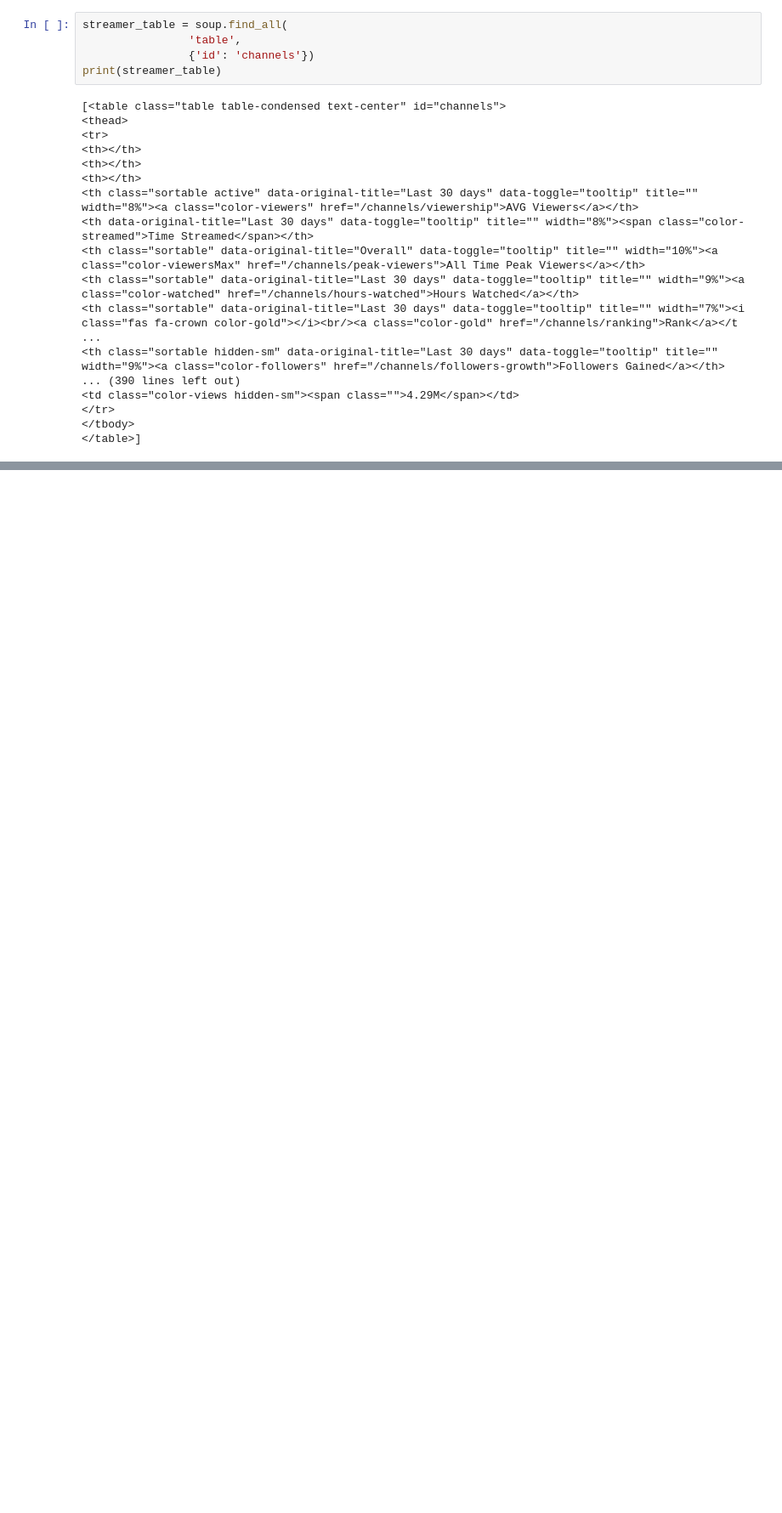
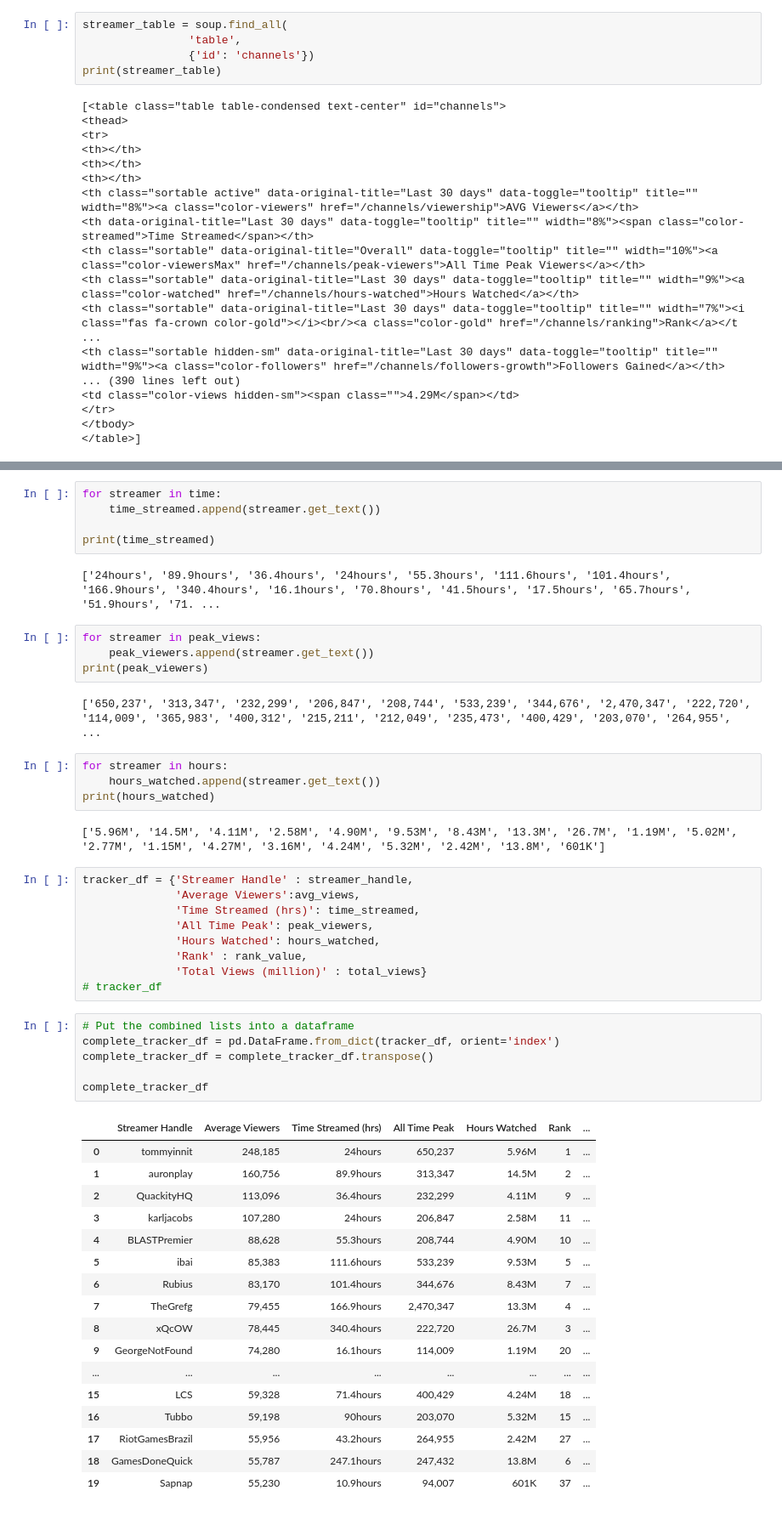
Before and after one commit to AshleeZ/Great-Gaming-Googlers---Twitch-Project-2, a Jupyter notebook: scraping_twitch tracker/Twitch Tracker Scraper.ipynb, the cells around one changed output, grey strips where cells are left out. Shown: that part at 85% size. Cells and saved outputs as stored; diff of their text form; blank space fills up the shorter version.

```diff
--- a/scraping_twitch tracker/Twitch Tracker Scraper.ipynb
+++ b/scraping_twitch tracker/Twitch Tracker Scraper.ipynb
@@ -160,0 +93,52 @@ for stream in stream_div:
+# %%
+for streamer in time:
+    time_streamed.append(streamer.get_text())
+
+print(time_streamed)
+# %% [output]
+['24hours', '89.9hours', '36.4hours', '24hours', '55.3hours', '111.6hours', '101.4hours', '166.9hours', '340.4hours', '16.1hours', '70.8hours', '41.5hours', '17.5hours', '65.7hours', '51.9hours', '71. ...
+# %%
+for streamer in peak_views:
+    peak_viewers.append(streamer.get_text())
+print(peak_viewers)
+# %% [output]
+['650,237', '313,347', '232,299', '206,847', '208,744', '533,239', '344,676', '2,470,347', '222,720', '114,009', '365,983', '400,312', '215,211', '212,049', '235,473', '400,429', '203,070', '264,955', ...
+# %%
+for streamer in hours:
+    hours_watched.append(streamer.get_text())
+print(hours_watched)
+# %% [output]
+['5.96M', '14.5M', '4.11M', '2.58M', '4.90M', '9.53M', '8.43M', '13.3M', '26.7M', '1.19M', '5.02M', '2.77M', '1.15M', '4.27M', '3.16M', '4.24M', '5.32M', '2.42M', '13.8M', '601K']
+# %%
+tracker_df = {'Streamer Handle' : streamer_handle,
+              'Average Viewers':avg_views,
+              'Time Streamed (hrs)': time_streamed,
+              'All Time Peak': peak_viewers,
+              'Hours Watched': hours_watched,
+              'Rank' : rank_value,
+              'Total Views (million)' : total_views}
+# tracker_df
+# %%
+# Put the combined lists into a dataframe
+complete_tracker_df = pd.DataFrame.from_dict(tracker_df, orient='index')
+complete_tracker_df = complete_tracker_df.transpose()
+
+complete_tracker_df
+# %% [output]
+|  | Streamer Handle | Average Viewers | Time Streamed (hrs) | All Time Peak | Hours Watched | Rank | ... |
+| 0 | tommyinnit | 248,185 | 24hours | 650,237 | 5.96M | 1 | ... |
+| 1 | auronplay | 160,756 | 89.9hours | 313,347 | 14.5M | 2 | ... |
+| 2 | QuackityHQ | 113,096 | 36.4hours | 232,299 | 4.11M | 9 | ... |
+| 3 | karljacobs | 107,280 | 24hours | 206,847 | 2.58M | 11 | ... |
+| 4 | BLASTPremier | 88,628 | 55.3hours | 208,744 | 4.90M | 10 | ... |
+| 5 | ibai | 85,383 | 111.6hours | 533,239 | 9.53M | 5 | ... |
+| 6 | Rubius | 83,170 | 101.4hours | 344,676 | 8.43M | 7 | ... |
+| 7 | TheGrefg | 79,455 | 166.9hours | 2,470,347 | 13.3M | 4 | ... |
+| 8 | xQcOW | 78,445 | 340.4hours | 222,720 | 26.7M | 3 | ... |
+| 9 | GeorgeNotFound | 74,280 | 16.1hours | 114,009 | 1.19M | 20 | ... |
+| ... | ... | ... | ... | ... | ... | ... | ... |
+| 15 | LCS | 59,328 | 71.4hours | 400,429 | 4.24M | 18 | ... |
+| 16 | Tubbo | 59,198 | 90hours | 203,070 | 5.32M | 15 | ... |
+| 17 | RiotGamesBrazil | 55,956 | 43.2hours | 264,955 | 2.42M | 27 | ... |
+| 18 | GamesDoneQuick | 55,787 | 247.1hours | 247,432 | 13.8M | 6 | ... |
+| 19 | Sapnap | 55,230 | 10.9hours | 94,007 | 601K | 37 | ... |
```
Also changed, not shown: parts of 20 cells of this notebook.
